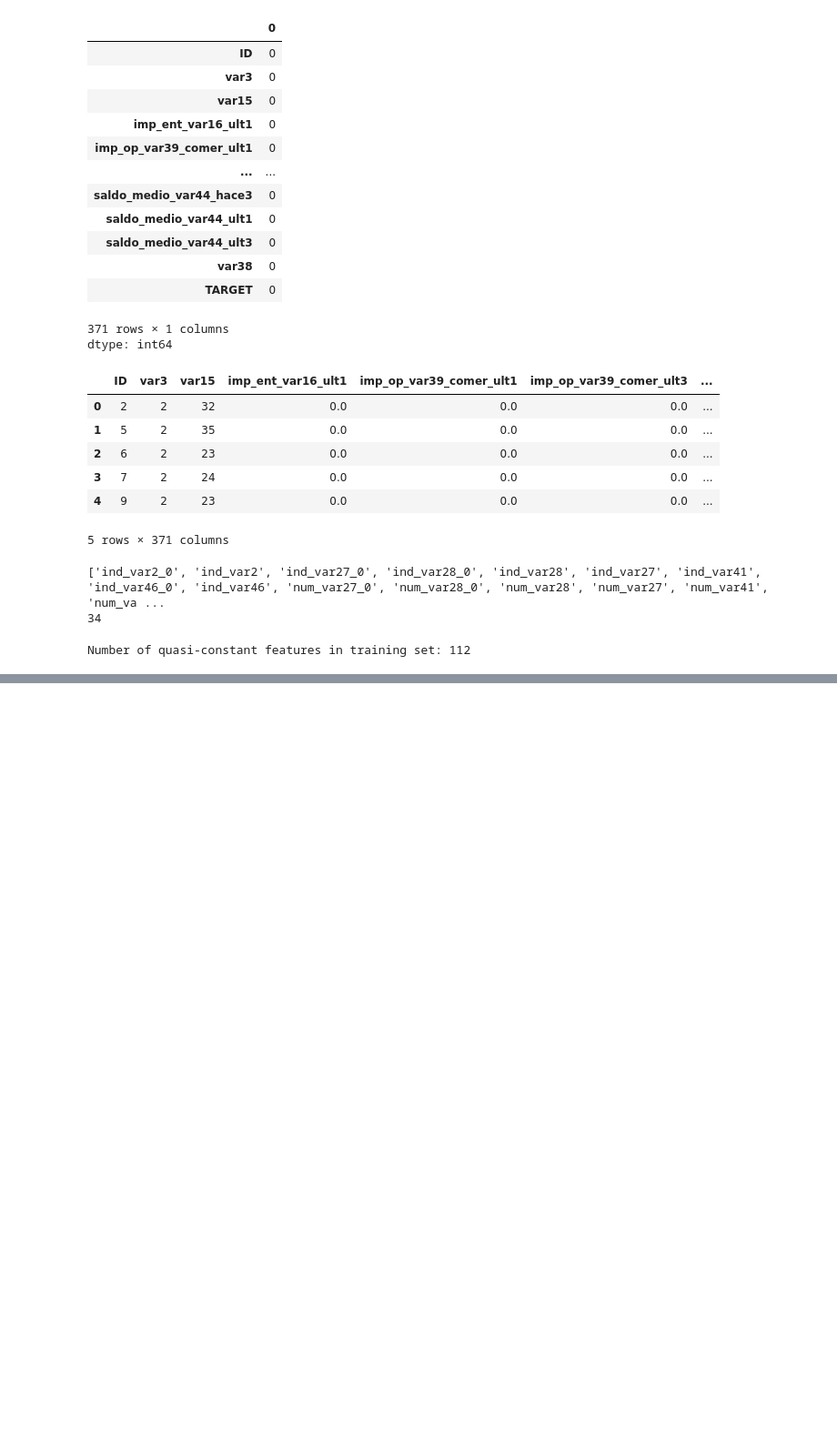
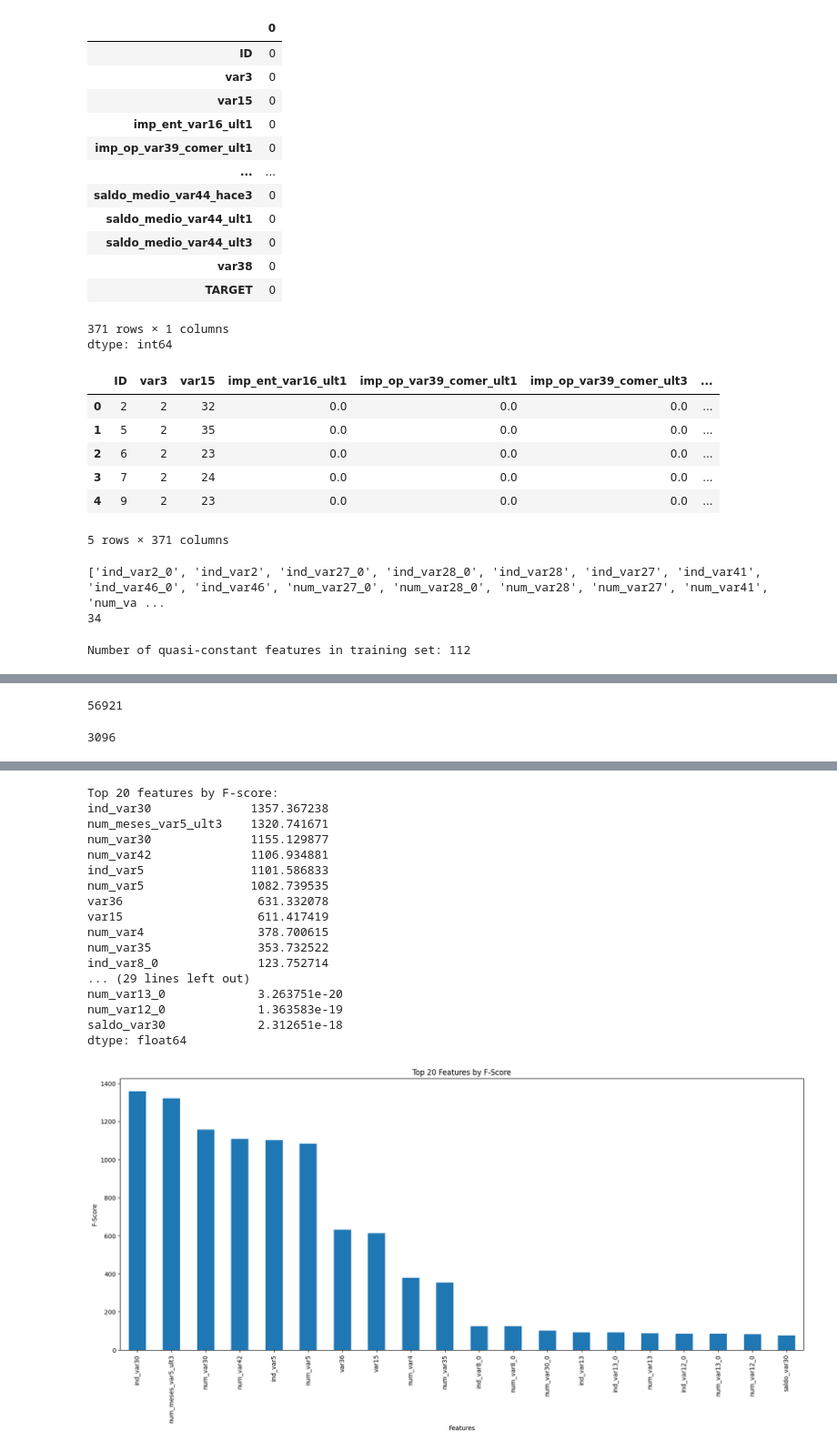
Before and after one commit to MohitNaren/ML, a Jupyter notebook: ml3.ipynb, the cells around one changed output, grey strips where cells are left out. Shown: that part at 91% size. Saved outputs shown, nothing was run; the diff lists cells and outputs as text; code cells hidden in the pictures; blank space fills up the shorter version.

```diff
--- a/ml3.ipynb
+++ b/ml3.ipynb
@@ -144,0 +153,14 @@ NameError: name 'df' is not defined
+# %%
+# 1. Check for missing target values
+print(y_train.isnull().sum())
+
+# 2. Remove rows where y_train is NaN (if any)
+not_null_idx = y_train.notnull()
+x_train_clean = x_train.loc[not_null_idx]
+y_train_clean = y_train.loc[not_null_idx]
+# %% [output]
+56921
+# %%
+print((X < 0).sum().sum())  # Total count of negative values in X
+# %% [output]
+3096
@@ -144,0 +170,35 @@ NameError: name 'df' is not defined
+# %%
+from sklearn.feature_selection import f_classif
+import matplotlib.pyplot as plt
+import pandas as pd
+
+# Make sure X and y are clean and aligned
+X = x_train_clean.fillna(0)
+y = y_train_clean
+
+# Compute F-scores and p-values
+f_scores, p_values = f_classif(X, y)
+
+# Convert to pandas Series for easy handling
+f_scores_series = pd.Series(f_scores, index=X.columns)
+p_values_series = pd.Series(p_values, index=X.columns)
+
+# Sort features by F-score descending
+f_scores_sorted = f_scores_series.sort_values(ascending=False)
+p_values_sorted = p_values_series.loc[f_scores_sorted.index]
+
+# Display top 20 features by F-score
+print("Top 20 features by F-score:")
+print(f_scores_sorted.head(20))
+
+print("\nCorresponding p-values:")
+print(p_values_sorted.head(20))
+
+# Plot F-scores of top 20 features
+plt.figure(figsize=(20, 8))
+f_scores_sorted.head(20).plot(kind='bar')
+plt.title('Top 20 Features by F-Score')
+plt.xlabel('Features')
+plt.ylabel('F-Score')
+plt.show()
+# %% [output]
@@ -144,0 +207,18 @@ NameError: name 'df' is not defined
+Top 20 features by F-score:
+ind_var30              1357.367238
+num_meses_var5_ult3    1320.741671
+num_var30              1155.129877
+num_var42              1106.934881
+ind_var5               1101.586833
+num_var5               1082.739535
+var36                   631.332078
+var15                   611.417419
+num_var4                378.700615
+num_var35               353.732522
+ind_var8_0              123.752714
+... (29 lines left out)
+num_var13_0             3.263751e-20
+num_var12_0             1.363583e-19
+saldo_var30             2.312651e-18
+dtype: float64
+[figure, added]
```
Also changed, not shown: parts of 8 cells of this notebook.
